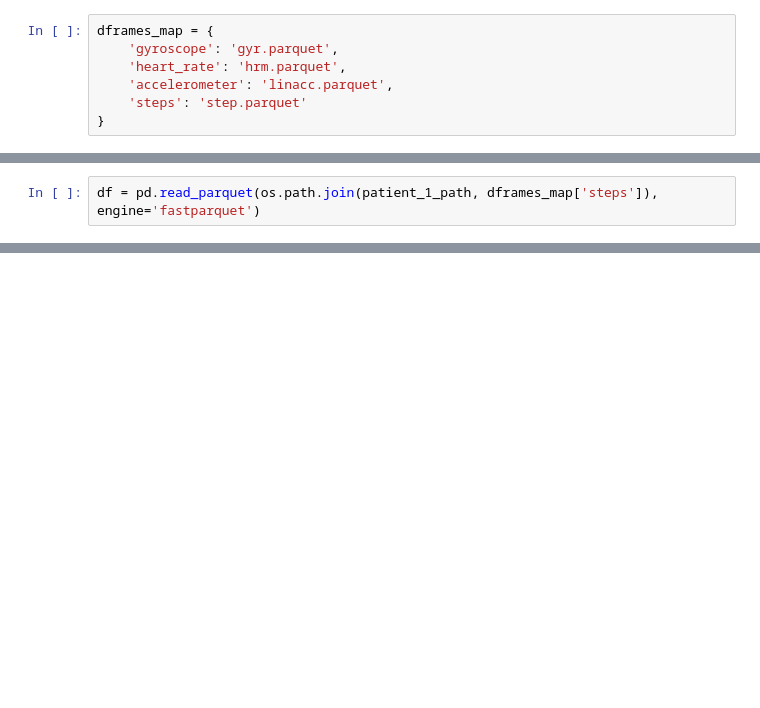
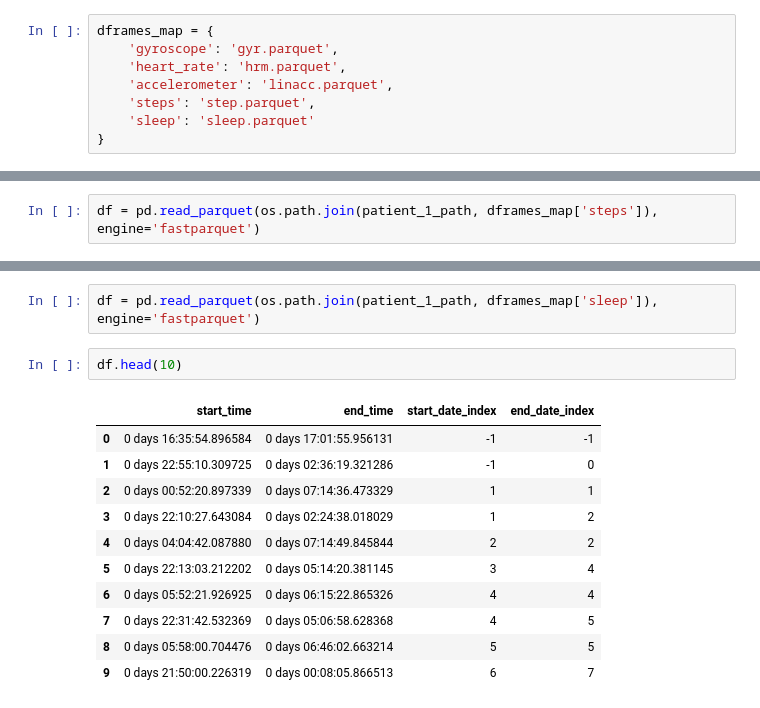
Before and after one commit to magcil/e-prevention-challenge, a Jupyter notebook: notebooks/inspec_data.ipynb, the cells around one changed output, grey strips where cells are left out. Drawn from its saved outputs; the diff is of its cells as text; blank space fills up the shorter version.

Commit message:
Add sleep inspection

```diff
--- a/notebooks/inspec_data.ipynb
+++ b/notebooks/inspec_data.ipynb
@@ -12,7 +12,8 @@ dframes_map = {
     'gyroscope': 'gyr.parquet',
     'heart_rate': 'hrm.parquet',
     'accelerometer': 'linacc.parquet',
-    'steps': 'step.parquet'
+    'steps': 'step.parquet',
+    'sleep': 'sleep.parquet'
 }
 # %% [markdown]
 ### Gyroscope
@@ -146,3 +147,19 @@ df.tail(10)
 | 6181 | 69 | 69 | 0 | 48.849998 | 4.53 | 0 days 20:36:00 | 0 days 20:37:00 | 92 | ... |
 | 6182 | 92 | 92 | 0 | 61.639999 | 4.38 | 0 days 20:37:57 | 0 days 20:38:04 | 92 | ... |
 | 6183 | 174 | 174 | 0 | 110.669998 | 7.77 | 0 days 20:40:26 | 0 days 20:54:00 | 92 | ... |
+# %%
+df = pd.read_parquet(os.path.join(patient_1_path, dframes_map['sleep']), engine='fastparquet')
+# %%
+df.head(10)
+# %% [output]
+|  | start_time | end_time | start_date_index | end_date_index |
+| 0 | 0 days 16:35:54.896584 | 0 days 17:01:55.956131 | -1 | -1 |
+| 1 | 0 days 22:55:10.309725 | 0 days 02:36:19.321286 | -1 | 0 |
+| 2 | 0 days 00:52:20.897339 | 0 days 07:14:36.473329 | 1 | 1 |
+| 3 | 0 days 22:10:27.643084 | 0 days 02:24:38.018029 | 1 | 2 |
+| 4 | 0 days 04:04:42.087880 | 0 days 07:14:49.845844 | 2 | 2 |
+| 5 | 0 days 22:13:03.212202 | 0 days 05:14:20.381145 | 3 | 4 |
+| 6 | 0 days 05:52:21.926925 | 0 days 06:15:22.865326 | 4 | 4 |
+| 7 | 0 days 22:31:42.532369 | 0 days 05:06:58.628368 | 4 | 5 |
+| 8 | 0 days 05:58:00.704476 | 0 days 06:46:02.663214 | 5 | 5 |
+| 9 | 0 days 21:50:00.226319 | 0 days 00:08:05.866513 | 6 | 7 |
```
Also changed, not shown: parts of 1 cell of this notebook.
